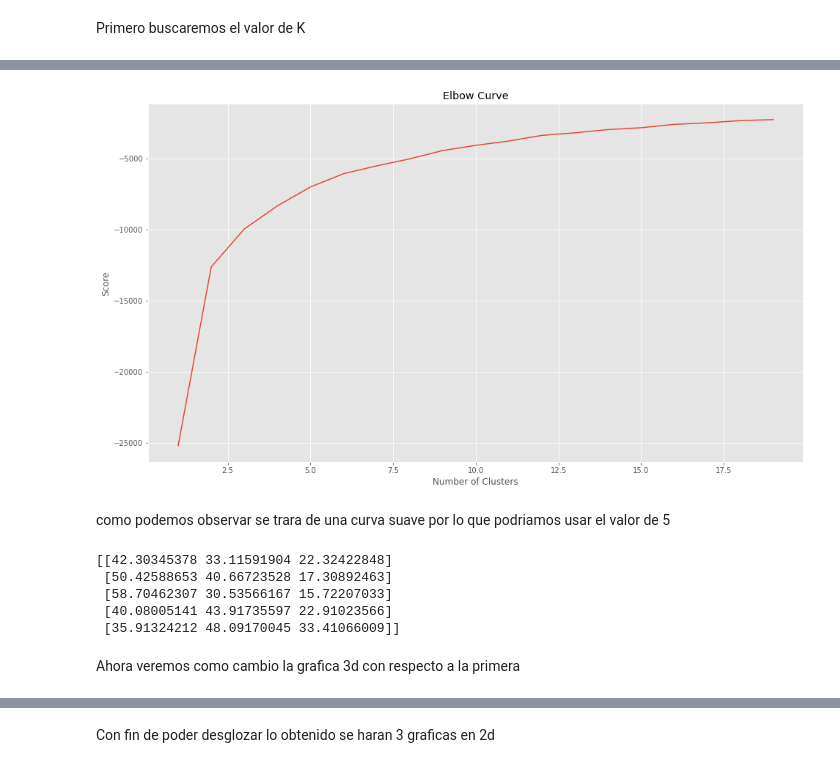
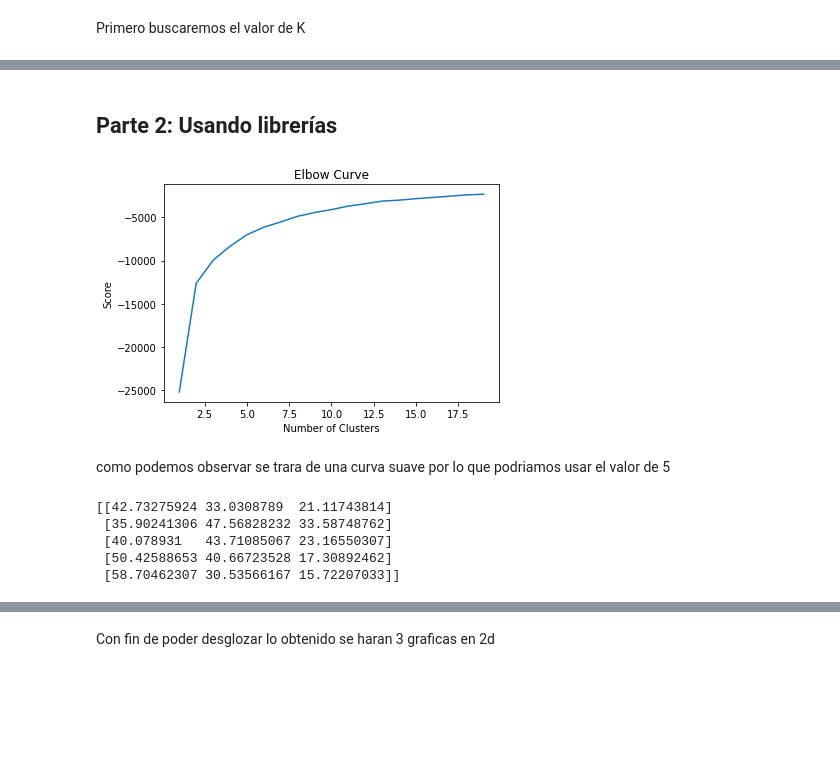
Before and after one commit to MDG99/k-means, a Jupyter notebook: 02 Twitter Analysis.ipynb, the cells around one changed output, grey strips where cells are left out. Drawn from its saved outputs; the diff is of its cells as text; code cells hidden in the pictures; blank space fills up the shorter version.

Commit message:
parte manual del problema 2 agregado

```diff
--- a/02 Twitter Analysis.ipynb
+++ b/02 Twitter Analysis.ipynb
@@ -5,12 +9,13 @@ Primero cargaremos las librerias a utilizar
 # %%
+import random
+import numpy as np
 import pandas as pd
-import numpy as np
+import seaborn as sb
 import matplotlib.pyplot as plt
-import seaborn as sb
 from sklearn.cluster import KMeans
 from sklearn.metrics import pairwise_distances_argmin_min
 
-%matplotlib inline
-from mpl_toolkits.mplot3d import Axes3D
-plt.rcParams['figure.figsize'] = (16, 9)
-plt.style.use('ggplot')
+
+file_name = "analisis.csv"
+data = pd.read_csv(file_name)
+data.head()
@@ -89,5 +84,6 @@ sb.pairplot(dataframe.dropna(), hue='categoria',size=4,vars=["op","ex","ag"],kin
 # %%
-X = np.array(dataframe[["op","ex","ag"]])
-y = np.array(dataframe['categoria'])
-X.shape
+X = np.array(data[["op","ex","ag"]])
+y = np.array(data['categoria'])
+
+print(f'Dimensiones: {X.shape}')
 # %% [output]
@@ -112,16 +256,18 @@ Primero buscaremos el valor de K
+# %% [markdown]
+## Parte 2: Usando librerías
 # %%
-Nc = range(1, 20)
-kmeans = [KMeans(n_clusters=i) for i in Nc]
-kmeans
-score = [kmeans[i].fit(X).score(X) for i in range(len(kmeans))]
-score
-plt.plot(Nc,score)
+rango = range(1, 20)
+k_means = [KMeans(n_clusters=i) for i in rango]
+
+score = [k_means[i].fit(X).score(X) for i in range(len(kmeans))]
+
+plt.plot(rango,score)
 plt.xlabel('Number of Clusters')
 plt.ylabel('Score')
 plt.title('Elbow Curve')
 plt.show()
 # %% [output]
-[figure, old version]
+[figure, new version]
 # %% [markdown]
 como podemos observar se trara de una curva suave por lo que podriamos usar el valor de 5
 # %%
@@ -129,13 +275,11 @@ kmeans = KMeans(n_clusters=5).fit(X)
 centroids = kmeans.cluster_centers_
 print(centroids)
 # %% [output]
-[[42.30345378 33.11591904 22.32422848]
- [50.42588653 40.66723528 17.30892463]
- [58.70462307 30.53566167 15.72207033]
- [40.08005141 43.91735597 22.91023566]
- [35.91324212 48.09170045 33.41066009]]
+[[42.73275924 33.0308789  21.11743814]
+ [35.90241306 47.56828232 33.58748762]
+ [40.078931   43.71085067 23.16550307]
+ [50.42588653 40.66723528 17.30892462]
+ [58.70462307 30.53566167 15.72207033]]
-# %% [markdown]
-Ahora veremos como cambio la grafica 3d con respecto a la primera
 # %%
 labels = kmeans.predict(X)
 C = kmeans.cluster_centers_
```
Also changed, not shown: parts of 29 cells of this notebook, 1 other file.
